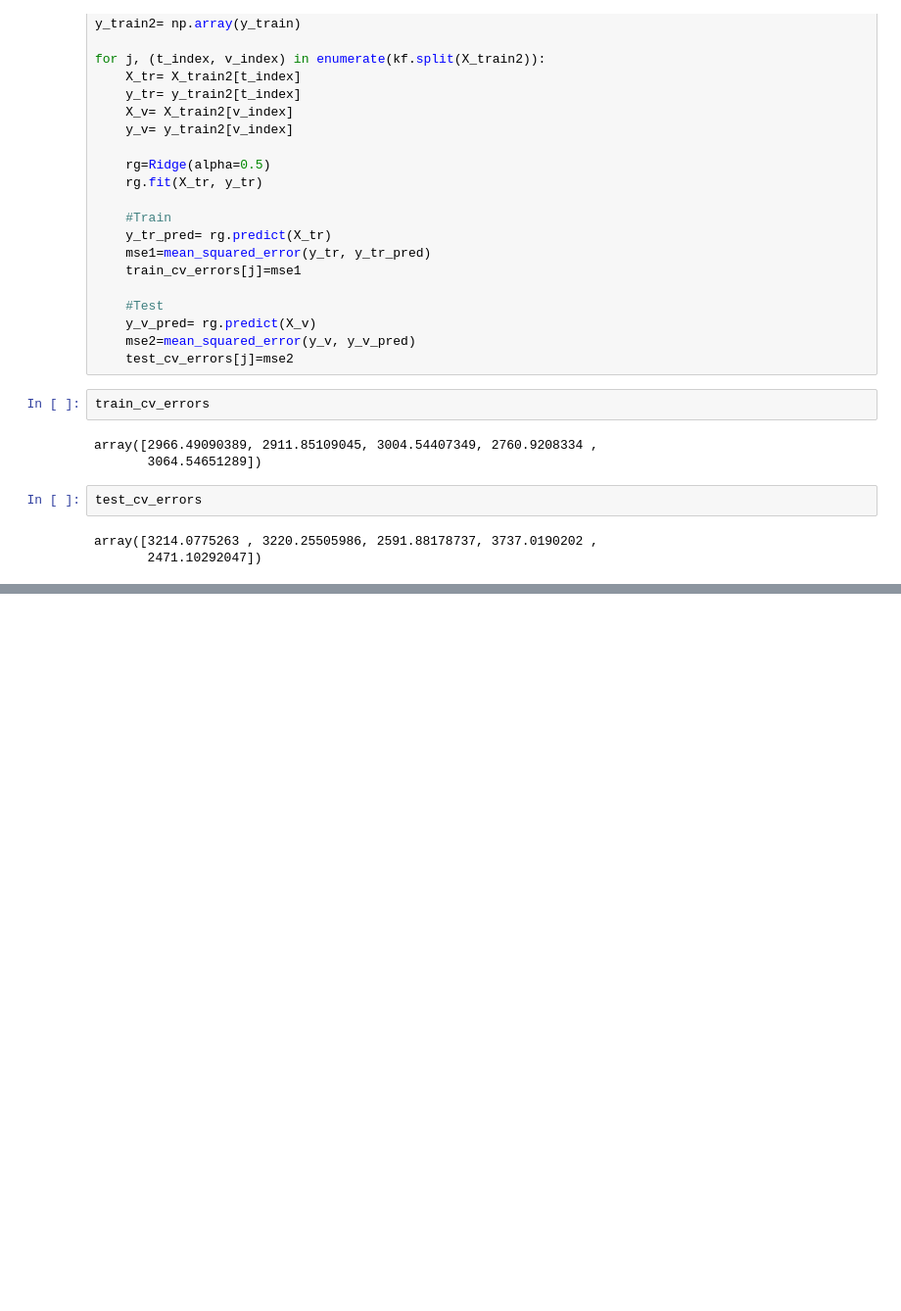
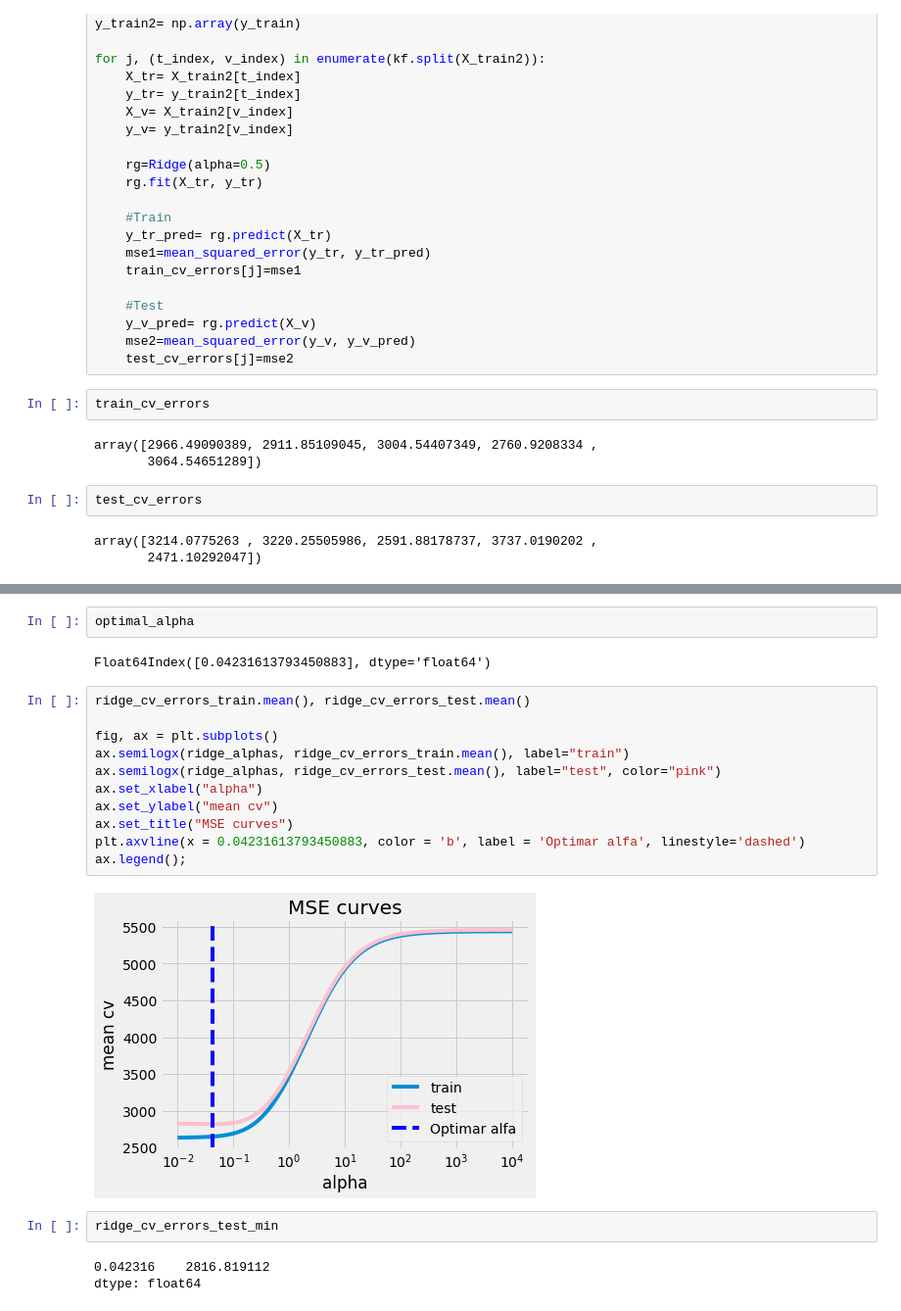
Before and after one commit to lorelilm/Curso_Data_Translator, a Jupyter notebook: Regularized_Regression/Actividad_RegresionRegularizada .ipynb, the cells around one changed output, grey strips where cells are left out. Shown at 98% size. Saved outputs shown, nothing was run; the diff lists cells and outputs as text; blank space fills up the shorter version.

```diff
--- a/Regularized_Regression/Actividad_RegresionRegularizada .ipynb
+++ b/Regularized_Regression/Actividad_RegresionRegularizada .ipynb
@@ -195,0 +376,22 @@ array([3214.0775263 , 3220.25505986, 2591.88178737, 3737.0190202 ,
+# %%
+optimal_alpha
+# %% [output]
+Float64Index([0.04231613793450883], dtype='float64')
+# %%
+ridge_cv_errors_train.mean(), ridge_cv_errors_test.mean()
+
+fig, ax = plt.subplots()
+ax.semilogx(ridge_alphas, ridge_cv_errors_train.mean(), label="train")
+ax.semilogx(ridge_alphas, ridge_cv_errors_test.mean(), label="test", color="pink")
+ax.set_xlabel("alpha")
+ax.set_ylabel("mean cv")
+ax.set_title("MSE curves")
+plt.axvline(x = 0.04231613793450883, color = 'b', label = 'Optimar alfa', linestyle='dashed')
+ax.legend();
+# %% [output]
+[figure, added]
+# %%
+ridge_cv_errors_test_min
+# %% [output]
+0.042316    2816.819112
+dtype: float64
```
Also changed, not shown: parts of 38 cells of this notebook, 24 other files.
